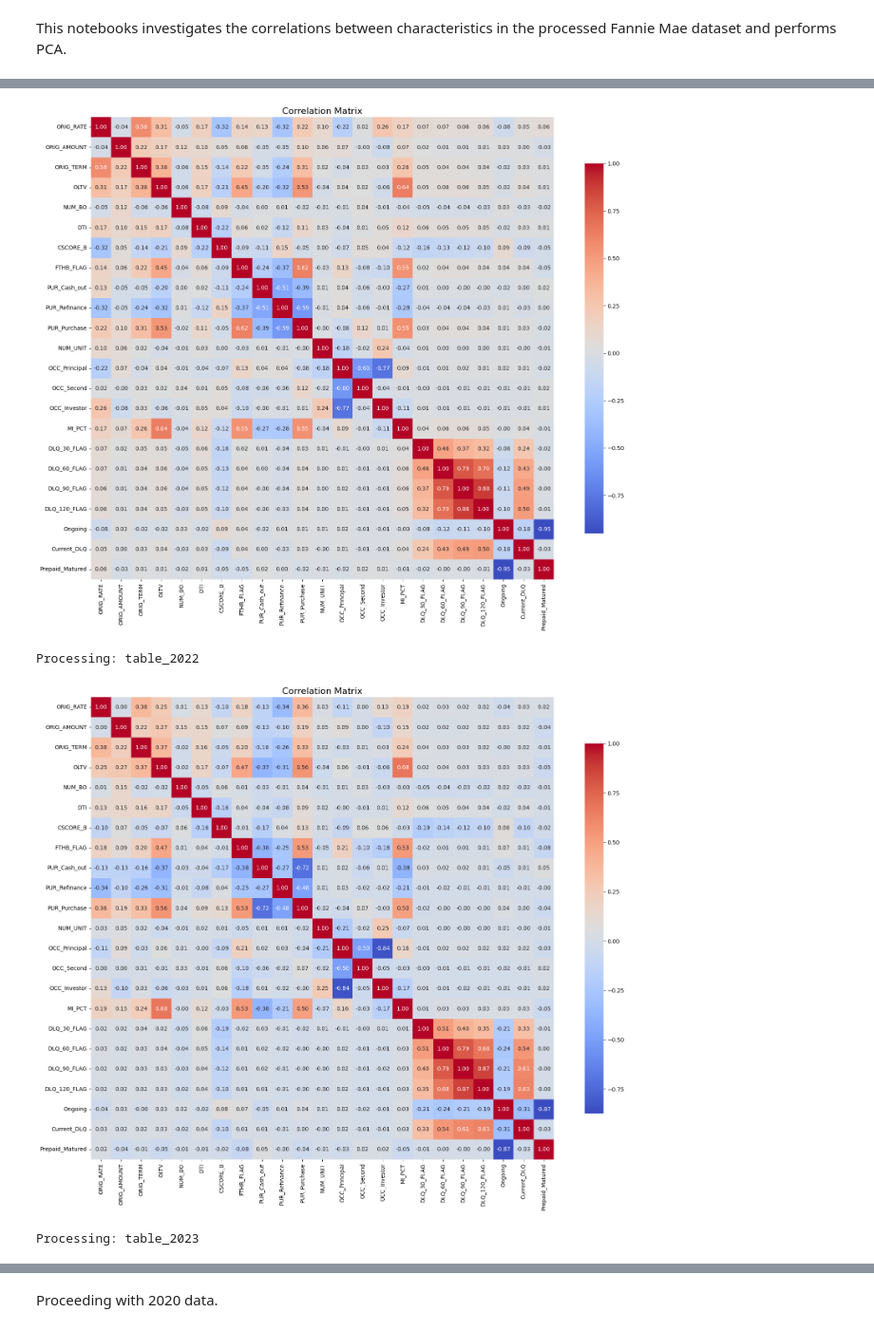
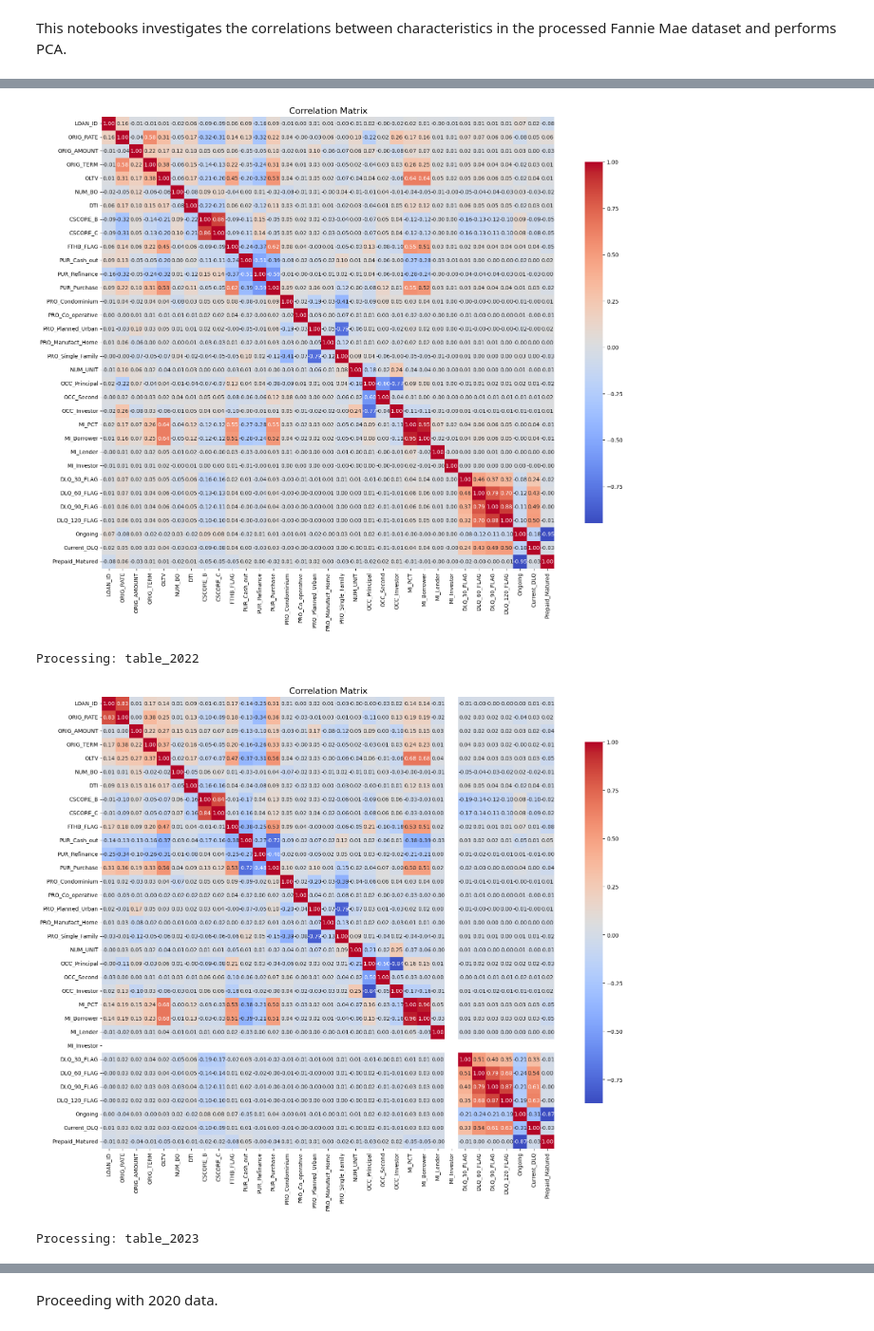
Before and after one commit to MIE479-2024/msf-capstone-crm, a Jupyter notebook: EDA/correlation_analysis.ipynb, the cells around one changed output, grey strips where cells are left out. Shown at 95% size. Saved outputs shown, nothing was run; the diff lists cells and outputs as text; code cells hidden in the pictures.

```diff
--- a/EDA/correlation_analysis.ipynb
+++ b/EDA/correlation_analysis.ipynb
@@ -24,17 +40,19 @@ table_2023 = pd.read_csv(path_2023, low_memory=False).dropna()
 # %%
 # Read-in processed data
 # Filter based on columns relevant for modelling
-REQUIRED_COLUMNS = [
-    'ORIG_RATE', 'ORIG_AMOUNT', 'ORIG_TERM', 'OLTV', 'NUM_BO', 'DTI', 'CSCORE_B', # 'CSCORE_C',
-    'FTHB_FLAG', 'PUR_Cash_out', 'PUR_Refinance', 'PUR_Purchase', 'NUM_UNIT',
-    'OCC_Principal', 'OCC_Second', 'OCC_Investor', 'MI_PCT', 'DLQ_30_FLAG', 'DLQ_60_FLAG',
-    'DLQ_90_FLAG', 'DLQ_120_FLAG',
-    'Ongoing', 'Current_DLQ', 'Prepaid_Matured'
+COLS_TO_DROP = [
+    'STATE','ZIP', 'MSA', 'AQSN_DTE', 'ORIG_DTE', 'FRST_DTE',
+    'LAST_RATE', 'LAST_UPB', 'LAST_ACTIVITY_DATE', 'Third_Party_Sale',
+    'Short_Sale', 'Repurchased', 'Deed_In_Lieu', 'Non_Performing_NS',
+    'Reperforming_NS','COMPLETE_FLAG', 'NET_LOSS','NET_SEV'
 ]
 
 for dataframe in ['table_'+str(year) for year in range(2019, 2024)]:
     print('Processing:', dataframe)
-    data = eval(dataframe)[REQUIRED_COLUMNS]
+    data = eval(dataframe)
+    # Drop any non-numerical cols
+    data.drop(columns=COLS_TO_DROP, inplace=True)
+    data = data[data.columns[data.dtypes!=object]]
     # Compute matrix
     correlation_matrix = data.corr()
     # Create a heatmap
@@ -56,5 +74,5 @@ Processing: table_2020
 Processing: table_2021
-[figure, old version]
+[figure, new version]
 Processing: table_2022
-[figure, old version]
+[figure, new version]
 Processing: table_2023
```
Also changed, not shown: parts of 3 cells of this notebook.
